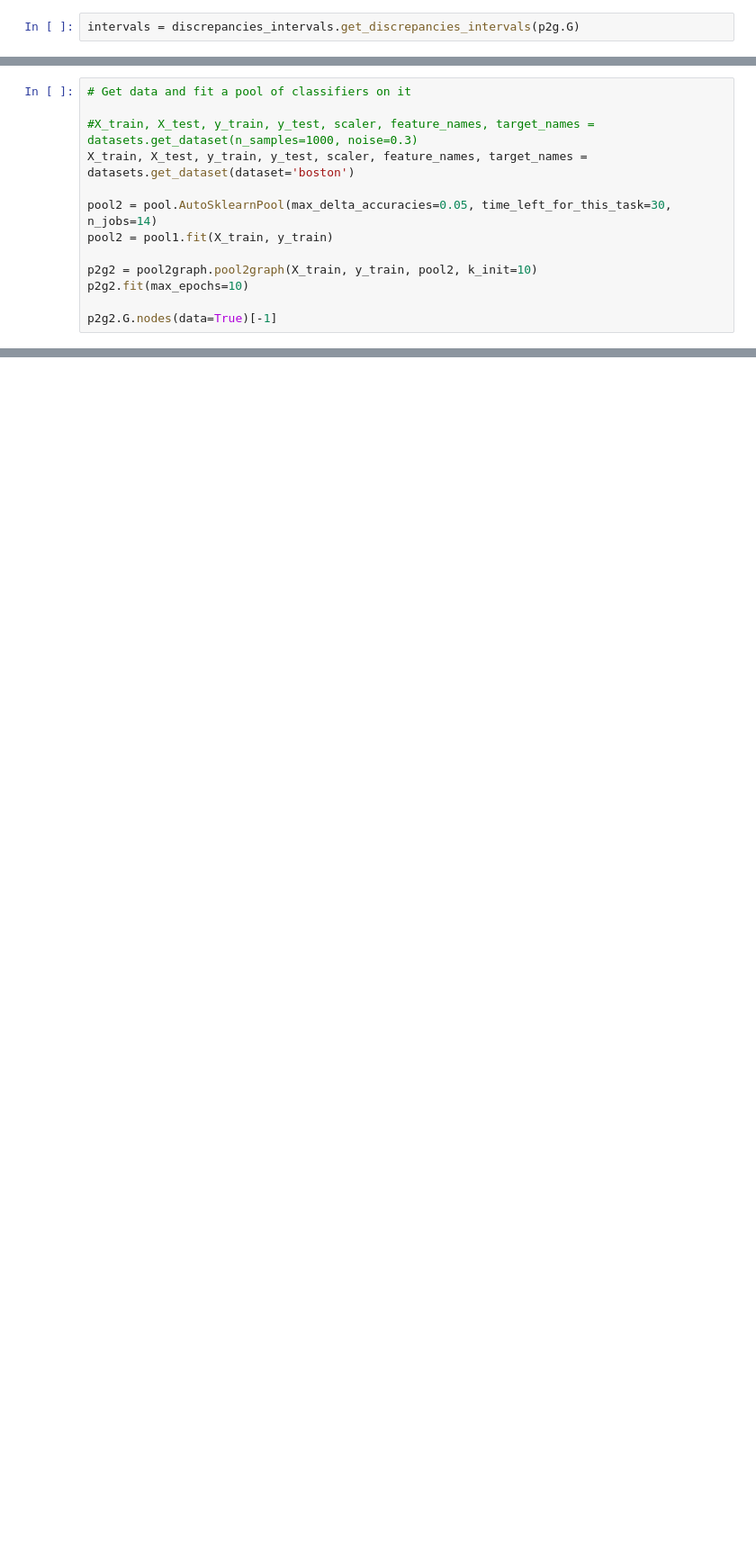
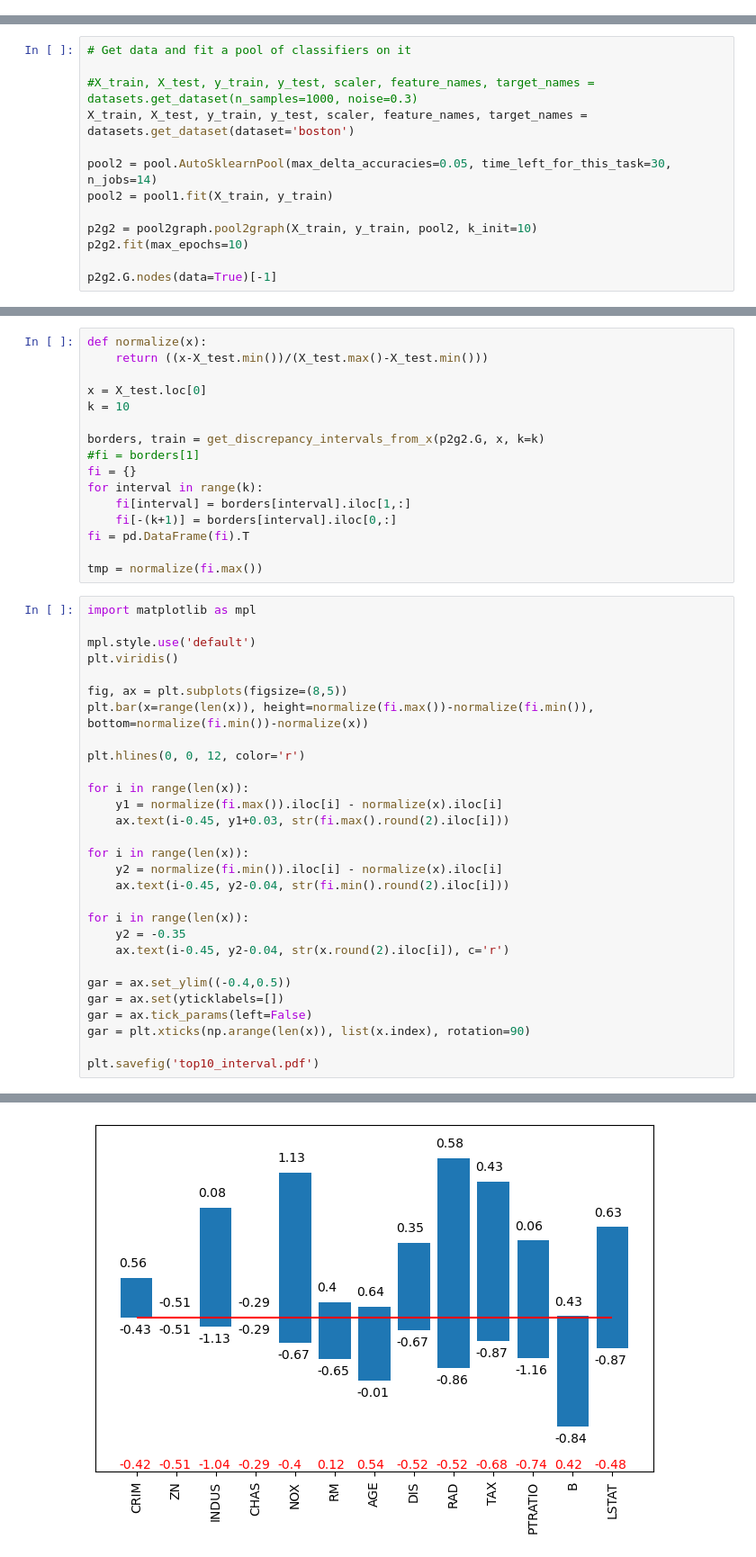
Before and after one commit to axa-rev-research/discrepancies-in-machine-learning, a Jupyter notebook: notebooks/usecase.ipynb, the cells around one changed output, grey strips where cells are left out. Shown at 90% size. Saved outputs shown, nothing was run; the diff lists cells and outputs as text; blank space fills up the shorter version.

```diff
--- a/notebooks/usecase.ipynb
+++ b/notebooks/usecase.ipynb
@@ -46,2 +14,0 @@ p2g.G.nodes(data=True)[-1]
-# %%
-intervals = discrepancies_intervals.get_discrepancies_intervals(p2g.G)
@@ -176,0 +62,46 @@ p2g.pool.predict(x, mode='classification')
+# %%
+def normalize(x):
+    return ((x-X_test.min())/(X_test.max()-X_test.min()))
+
+x = X_test.loc[0]
+k = 10
+
+borders, train = get_discrepancy_intervals_from_x(p2g2.G, x, k=k)
+#fi = borders[1]
+fi = {}
+for interval in range(k):
+    fi[interval] = borders[interval].iloc[1,:]
+    fi[-(k+1)] = borders[interval].iloc[0,:]
+fi = pd.DataFrame(fi).T
+
+tmp = normalize(fi.max())
+# %%
+import matplotlib as mpl
+
+mpl.style.use('default')
+plt.viridis()
+
+fig, ax = plt.subplots(figsize=(8,5))
+plt.bar(x=range(len(x)), height=normalize(fi.max())-normalize(fi.min()), bottom=normalize(fi.min())-normalize(x))
+
+plt.hlines(0, 0, 12, color='r')
+
+for i in range(len(x)):
+    y1 = normalize(fi.max()).iloc[i] - normalize(x).iloc[i]
+    ax.text(i-0.45, y1+0.03, str(fi.max().round(2).iloc[i]))
+
+for i in range(len(x)):
+    y2 = normalize(fi.min()).iloc[i] - normalize(x).iloc[i]
+    ax.text(i-0.45, y2-0.04, str(fi.min().round(2).iloc[i]))
+
+for i in range(len(x)):
+    y2 = -0.35
+    ax.text(i-0.45, y2-0.04, str(x.round(2).iloc[i]), c='r')
+
+gar = ax.set_ylim((-0.4,0.5))
+gar = ax.set(yticklabels=[])
+gar = ax.tick_params(left=False)
+gar = plt.xticks(np.arange(len(x)), list(x.index), rotation=90)
+
+plt.savefig('top10_interval.pdf')
+# %% [output]
@@ -176,0 +109 @@ p2g.pool.predict(x, mode='classification')
+[figure, added]
```
Also changed, not shown: parts of 28 cells of this notebook.
